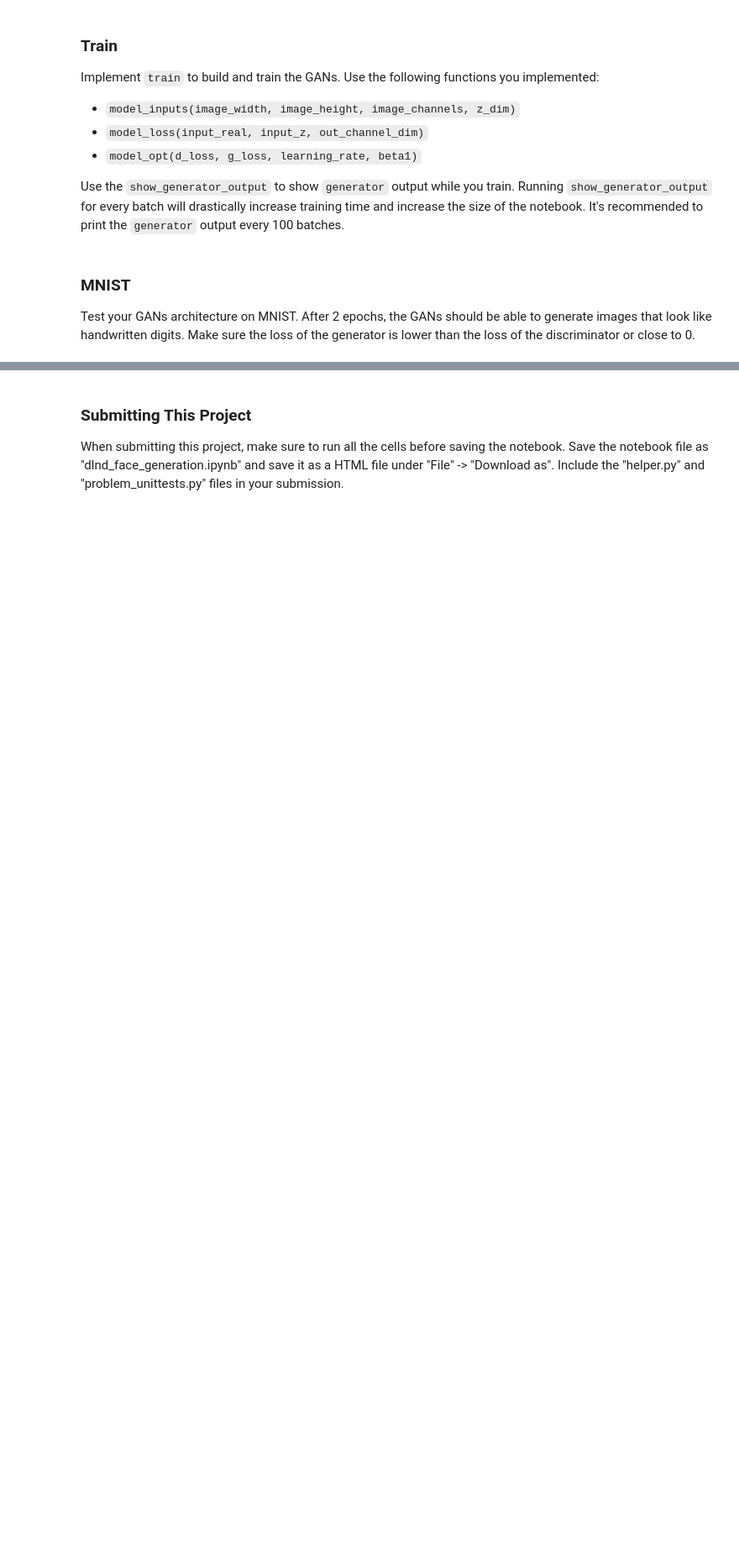
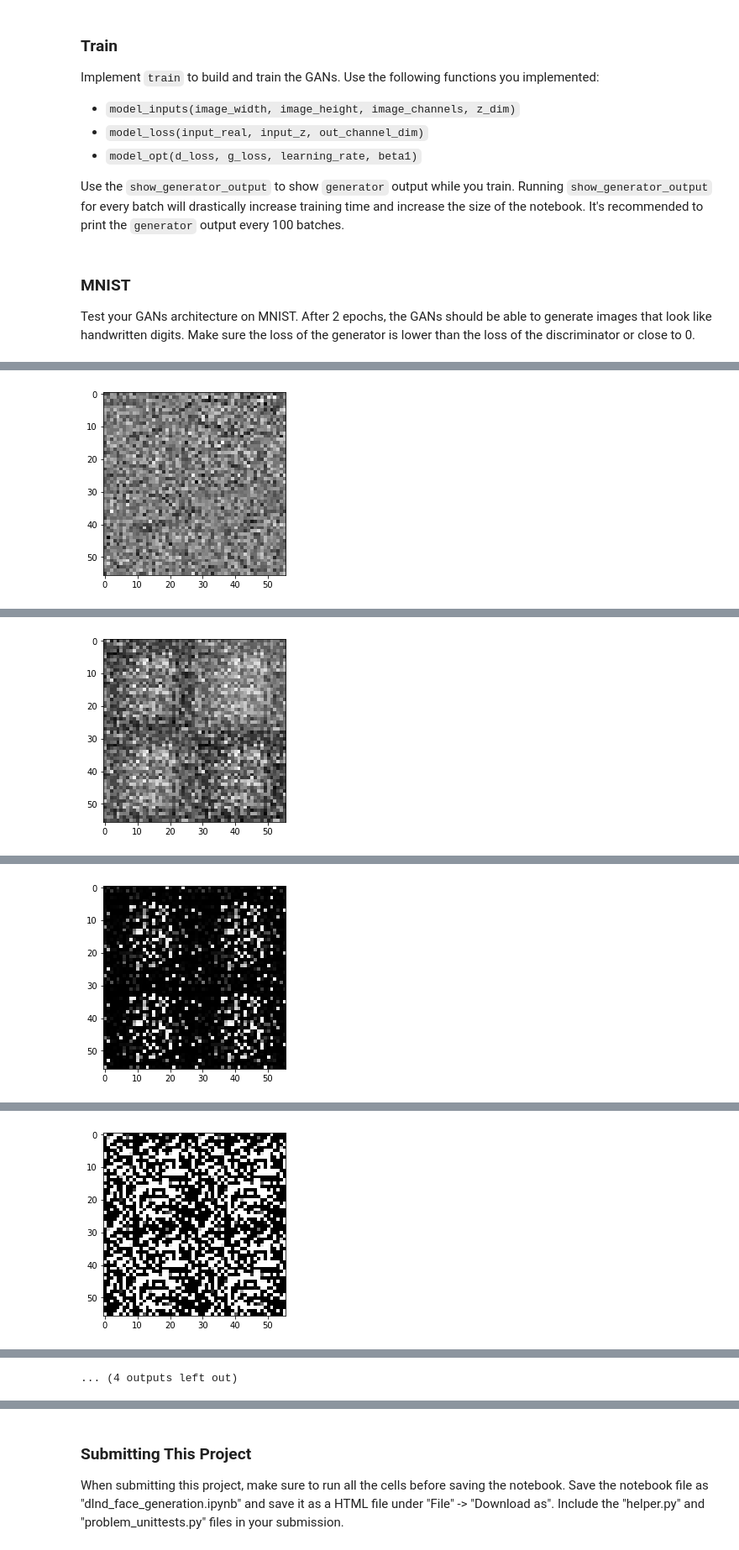
Before and after one commit to vincechan/DeepLearningND, a Jupyter notebook: p5-face_generation/dlnd_face_generation.ipynb, the cells around one changed output, grey strips where cells are left out. Shown at 84% size. Cells and saved outputs as stored; diff of their text form; code cells hidden in the pictures; blank space fills up the shorter version.

```diff
--- a/p5-face_generation/dlnd_face_generation.ipynb
+++ b/p5-face_generation/dlnd_face_generation.ipynb
@@ -211,7 +221,7 @@ def model_loss(input_real, input_z, out_channel_dim):
     """
     # TODO: Implement Function
 
-    g_model = generator(input_z, out_channel_dim)
+    g_model = generator(input_z, out_channel_dim, is_train=True)
 
     d_model_real, d_logits_real = discriminator(input_real)
     d_model_fake, d_logits_fake = discriminator(g_model, reuse=True)
@@ -320,38 +330,39 @@ def train(epoch_count, batch_size, z_dim, learning_rate, beta1, get_batches, dat
     :param data_image_mode: The image mode to use for images ("RGB" or "L")
     """
     # TODO: Build Model
-    input_real, input_z, _ = model_inputs(data_shape[1], data_shape[0], data_shape[2], z_dim)
-    d_loss, g_loss = model_loss(input_real, input_z, z_dim)
-    d_train_opt, g_train_opt = model_opt(d_loss, g_loss, learning_rate, beta1)
+    height, width, channel = data_shape[1:]
 
-    #debug
-    print("batch_size {batch_size}".format(batch_size))
+    input_real, input_z, lr = model_inputs(width, height, channel, z_dim)
+    d_loss, g_loss = model_loss(input_real, input_z, channel)
+    d_train_opt, g_train_opt = model_opt(d_loss, g_loss, lr, beta1)
 
     with tf.Session() as sess:
         sess.run(tf.global_variables_initializer())
         for epoch_i in range(epoch_count):
             for ii, batch_images in enumerate(get_batches(batch_size)):
                 # TODO: Train Model
+                batch_images = batch_images*2 - 1
+
                 batch_z = np.random.uniform(-1, 1, size=(batch_size, z_dim))
 
-                _ = sess.run(d_train_opt, feed_dict={input_real: batch_images, input_z: batch_z})
-                _ = sess.run(g_train_opt, feed_dict={input_z: batch_z})
+                _ = sess.run(d_train_opt, feed_dict={input_real: batch_images, input_z: batch_z, lr:learning_rate})
+                _ = sess.run(g_train_opt, feed_dict={input_z: batch_z, lr:learning_rate})
 
                 train_loss_d = sess.run(d_loss, {input_z: batch_z, input_real: batch_images})
-                train_loss_g = sess.run(g_loss, {input_z, batch_z})
+                train_loss_g = sess.run(g_loss, {input_z: batch_z})
 
-                print("Epoch {}/{}...".format(e+1, epochs),
+                if ii % 500 == 0:
+                    print("Epoch {}/{}...".format(epoch_i+1, epochs),
+                      "Batch {}...".format(ii),
                       "Discriminator Loss: {:.4f}...".format(train_loss_d),
                       "Generator Loss: {:.4f}".format(train_loss_g))
-
-                if ii % 100 == 0:
-                    show_generator_output(sess, batch_size, batch_z, z_dim, data_image_mode)
+                    show_generator_output(sess, 4, tf.random_uniform((4, z_dim)), channel, data_image_mode)
 # %% [markdown]
 ### MNIST
 Test your GANs architecture on MNIST.  After 2 epochs, the GANs should be able to generate images that look like handwritten digits.  Make sure the loss of the generator is lower than the loss of the discriminator or close to 0.
 # %%
 batch_size = 32
-z_dim = 1
+z_dim = 100
 learning_rate = 0.001
 beta1 = 0.9
 
@@ -365,3 +376,4 @@ mnist_dataset = helper.Dataset('mnist', glob(os.path.join(data_dir, 'mnist/*.jpg
 with tf.Graph().as_default():
     train(epochs, batch_size, z_dim, learning_rate, beta1, mnist_dataset.get_batches,
           mnist_dataset.shape, mnist_dataset.image_mode)
+# %% [output]
@@ -367,0 +381 @@ with tf.Graph().as_default():
+[figure, added]
@@ -367,0 +383 @@ with tf.Graph().as_default():
+[figure, added]
@@ -367,0 +385 @@ with tf.Graph().as_default():
+[figure, added]
@@ -367,0 +387 @@ with tf.Graph().as_default():
+[figure, added]
@@ -368 +392,2 @@ with tf.Graph().as_default():
+... (4 outputs left out)
 # %%
```
Also changed, not shown: parts of 5 cells of this notebook, 1 other file.
